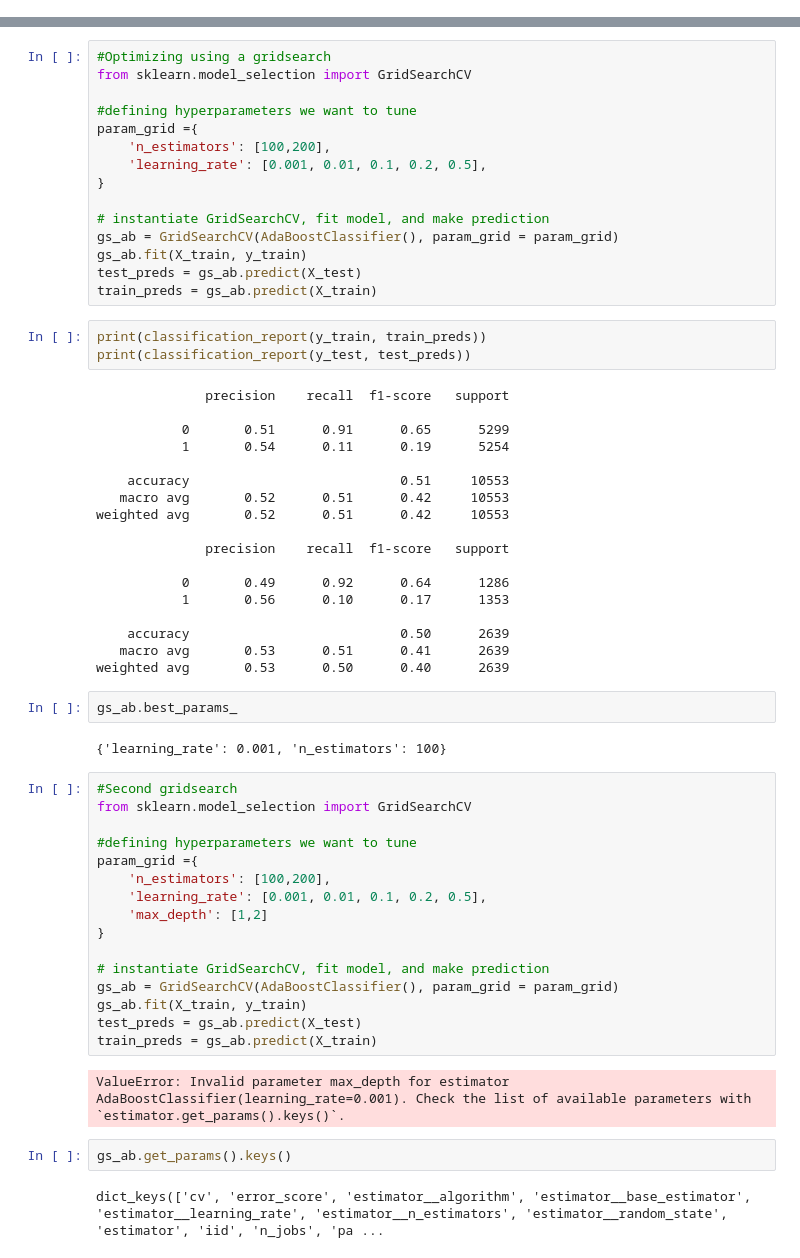
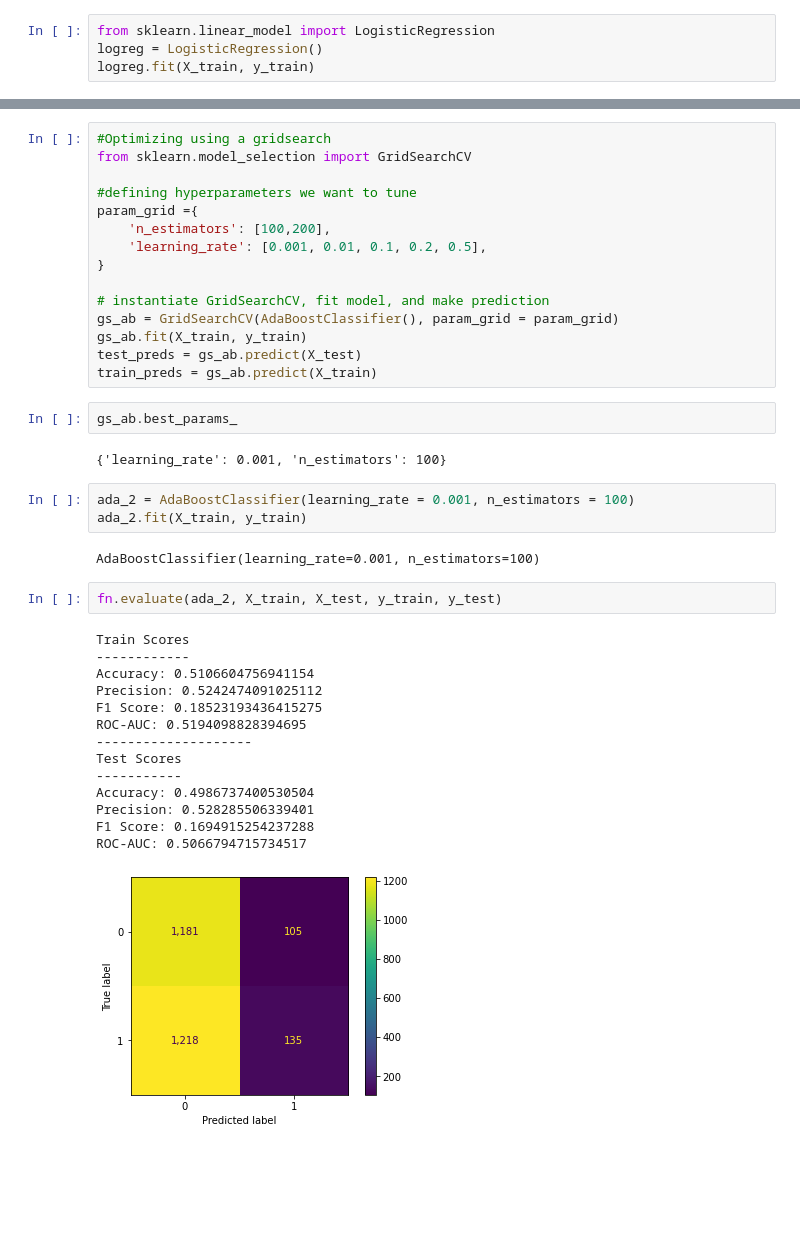
Before and after one commit to alexiskedo/Predicting-School-District-Performance, a Jupyter notebook: District_Spending_and_Achievement.ipynb, the cells around one changed output, grey strips where cells are left out. Saved outputs shown, nothing was run; the diff lists cells and outputs as text; blank space fills up the shorter version.

```diff
--- a/District_Spending_and_Achievement.ipynb
+++ b/District_Spending_and_Achievement.ipynb
@@ -641,0 +665,4 @@ So a model that predicts a district's reading proficiency based on the overall a
+# %%
+from sklearn.linear_model import LogisticRegression
+logreg = LogisticRegression()
+logreg.fit(X_train, y_train)
@@ -757,50 +790,29 @@ gs_ab = GridSearchCV(AdaBoostClassifier(), param_grid = param_grid)
 gs_ab.fit(X_train, y_train)
 test_preds = gs_ab.predict(X_test)
 train_preds = gs_ab.predict(X_train)
-# %%
-print(classification_report(y_train, train_preds))
-print(classification_report(y_test, test_preds))
-# %% [output]
-              precision    recall  f1-score   support
-
-           0       0.51      0.91      0.65      5299
-           1       0.54      0.11      0.19      5254
-
-    accuracy                           0.51     10553
-   macro avg       0.52      0.51      0.42     10553
-weighted avg       0.52      0.51      0.42     10553
-
-              precision    recall  f1-score   support
-
-           0       0.49      0.92      0.64      1286
-           1       0.56      0.10      0.17      1353
-
-    accuracy                           0.50      2639
-   macro avg       0.53      0.51      0.41      2639
-weighted avg       0.53      0.50      0.40      2639
 # %%
 gs_ab.best_params_
 # %% [output]
 {'learning_rate': 0.001, 'n_estimators': 100}
-# %%
-#Second gridsearch
-from sklearn.model_selection import GridSearchCV
-
-#defining hyperparameters we want to tune
-param_grid ={
-    'n_estimators': [100,200],
-    'learning_rate': [0.001, 0.01, 0.1, 0.2, 0.5],
-    'max_depth': [1,2]
-}
-
-# instantiate GridSearchCV, fit model, and make prediction
-gs_ab = GridSearchCV(AdaBoostClassifier(), param_grid = param_grid)
-gs_ab.fit(X_train, y_train)
-test_preds = gs_ab.predict(X_test)
-train_preds = gs_ab.predict(X_train)
-# %% [output]
-ValueError: Invalid parameter max_depth for estimator AdaBoostClassifier(learning_rate=0.001). Check the list of available parameters with `estimator.get_params().keys()`.
-# %%
-gs_ab.get_params().keys()
-# %% [output]
-dict_keys(['cv', 'error_score', 'estimator__algorithm', 'estimator__base_estimator', 'estimator__learning_rate', 'estimator__n_estimators', 'estimator__random_state', 'estimator', 'iid', 'n_jobs', 'pa ...
+# %%
+ada_2 = AdaBoostClassifier(learning_rate = 0.001, n_estimators = 100)
+ada_2.fit(X_train, y_train)
+# %% [output]
+AdaBoostClassifier(learning_rate=0.001, n_estimators=100)
+# %%
+fn.evaluate(ada_2, X_train, X_test, y_train, y_test)
+# %% [output]
+Train Scores
+------------
+Accuracy: 0.5106604756941154
+Precision: 0.5242474091025112
+F1 Score: 0.18523193436415275
+ROC-AUC: 0.5194098828394695
+--------------------
+Test Scores
+-----------
+Accuracy: 0.4986737400530504
+Precision: 0.528285506339401
+F1 Score: 0.1694915254237288
+ROC-AUC: 0.5066794715734517
+[figure, added]
```
Also changed, not shown: parts of 36 cells of this notebook, 2 other files.
